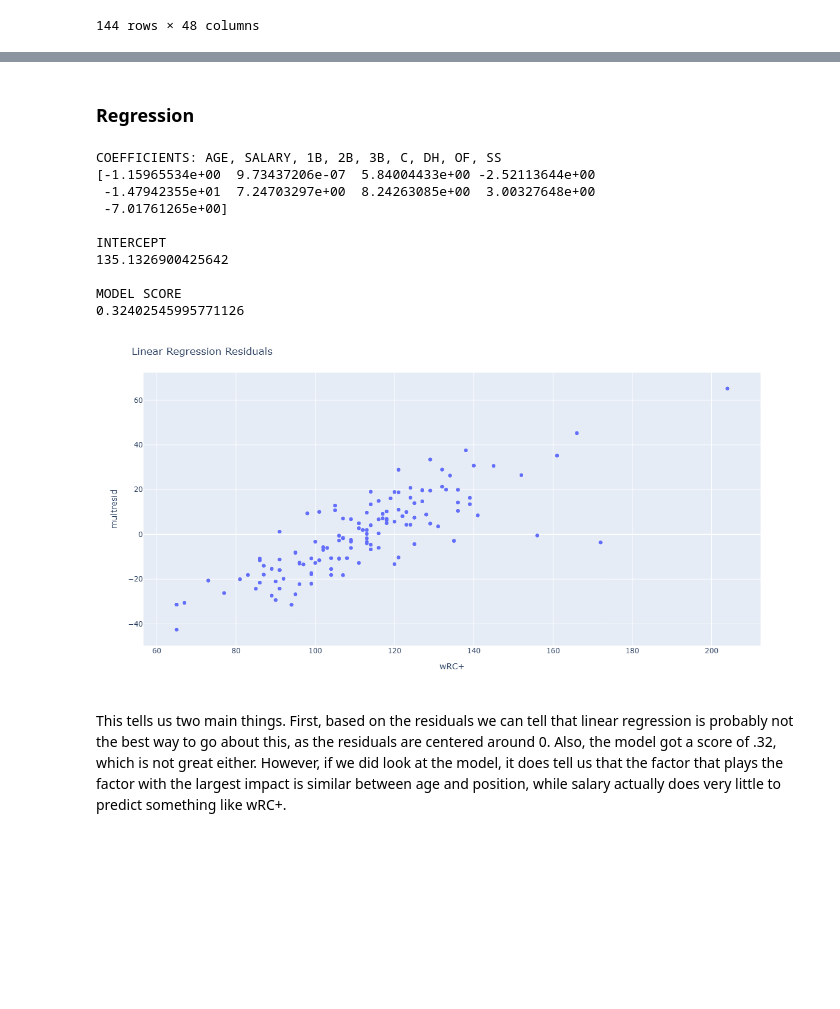
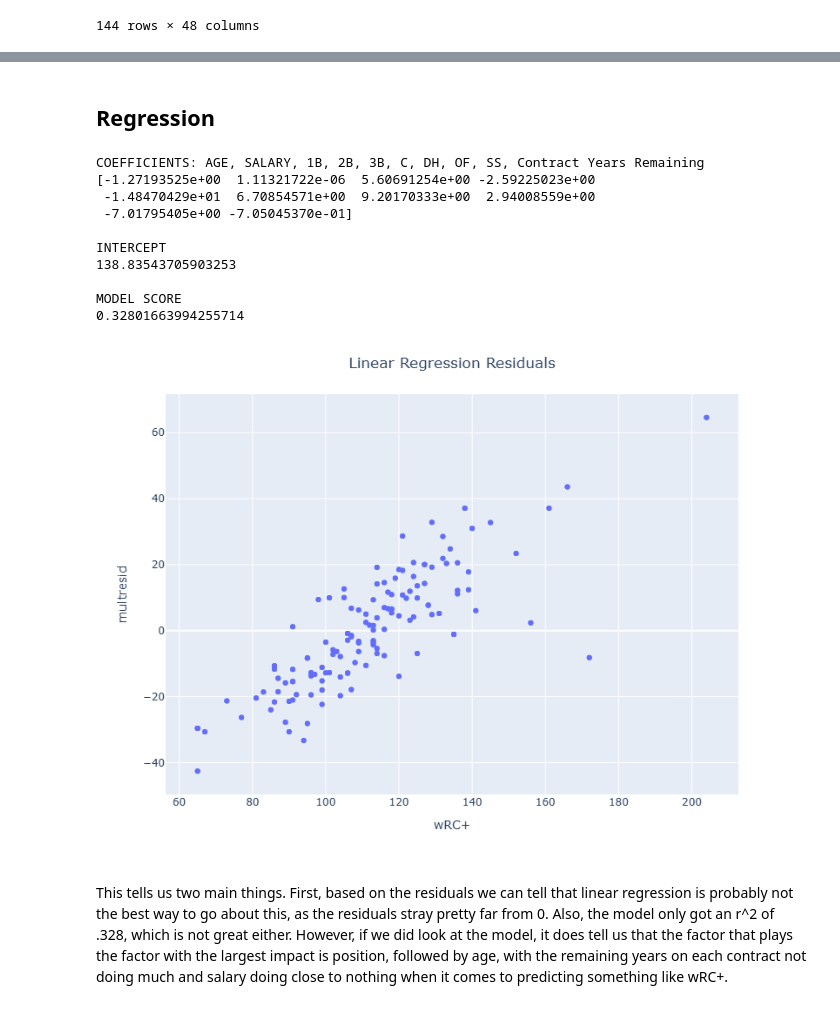
Before and after one commit to josephmadigan-alt/DATA101FINAL-MLB, a Jupyter notebook: MLB External Variable Analysis.ipynb, the cells around one changed output, grey strips where cells are left out. Cells and saved outputs as stored; diff of their text form; code cells hidden in the pictures; blank space fills up the shorter version.

Commit message:
Added Contract Length
additionally fixed some grammar stuff

all regression was also changed appropriately to include contract length

```diff
--- a/MLB External Variable Analysis.ipynb
+++ b/MLB External Variable Analysis.ipynb
@@ -62,0 +55,3 @@ also probably talk about how we decided what stats were good determiners here
+# %%
+contractyearsDF = pd.read_csv('ContractYearsRemaining.csv').drop(0)
+show(contractyearsDF)
@@ -784,0 +756,11 @@ fig.show()
+# %%
+# merging the data sets for easier graphing
+contractDF = contractyearsDF.merge(plus_df, how='left', left_on='Player', right_on='Name')[['Player', 'Contract Years Remaining', 'OBP+', 'SLG+', 'wRC+']].sort_values(by='Contract Years Remaining', ascending=True)
+# adding predicted linear regression for each
+contractOBPLR = LinearRegression().fit(contractDF['Contract Years Remaining'].values.reshape(-1, 1), contractDF['OBP+'].values)
+contractSLGLR = LinearRegression().fit(contractDF['Contract Years Remaining'].values.reshape(-1, 1), contractDF['SLG+'].values)
+contractWRCLR = LinearRegression().fit(contractDF['Contract Years Remaining'].values.reshape(-1, 1), contractDF['wRC+'].values)
+contractDF['Predicted OBP+'] = contractOBPLR.coef_ * contractDF['Contract Years Remaining'] + contractOBPLR.intercept_
+contractDF['Predicted SLG+'] = contractSLGLR.coef_ * contractDF['Contract Years Remaining'] + contractSLGLR.intercept_
+contractDF['Predicted wRC+'] = contractWRCLR.coef_ * contractDF['Contract Years Remaining'] + contractWRCLR.intercept_
+show(contractDF)
@@ -785,13 +788,14 @@ fig.show()
 # %% [markdown]
-### Regression ###
+## Regression
 # %%
-# Making a dataframe that has player, position,
-tdf = df_combined.copy()
+# Making a dataframe that has player, age, salary, position, and contract years remaining
+zdf = df_combined.copy()
+tdf = pd.merge(zdf, contractDF[['Player', 'Contract Years Remaining']], on='Player', how='left')
 tdf = tdf.rename(columns = {'Player':'Name'})
 df_all = pd.merge(tdf, contract_df, on = 'Name', how = 'left')
 
 # Making a paired down dataframe with just what we need
-columns = ['Pos', 'Age', 'wRC+', 'Salary']
+columns = ['Pos', 'Age', 'wRC+', 'Salary', 'Contract Years Remaining']
 lindf = df_all[columns]
 
 # Cleaning dataset of NaN
@@ -802,46 +806,47 @@ lindum = pd.get_dummies(lindf, columns = ['Pos'])
 
 # Defining the regression paramaters
 wrcreg = LinearRegression()
-x = lindum[['Age','Salary','Pos_1B','Pos_2B','Pos_3B','Pos_C','Pos_DH','Pos_OF','Pos_SS']].values.reshape(-1,9)
+x = lindum[['Age','Salary','Pos_1B','Pos_2B','Pos_3B','Pos_C','Pos_DH','Pos_OF','Pos_SS', 'Contract Years Remaining']].values.reshape(-1,10)
 y = lindum['wRC+'].values
 
 # Fitting model
 wrcreg.fit(x,y)
 
-print('COEFFICIENTS: AGE, SALARY, 1B, 2B, 3B, C, DH, OF, SS')
+print('COEFFICIENTS: AGE, SALARY, 1B, 2B, 3B, C, DH, OF, SS, Contract Years Remaining')
 print(wrcreg.coef_)
 print()
 print('INTERCEPT')
 print(wrcreg.intercept_)
 print()
 print('MODEL SCORE')
 print(wrcreg.score(x,y))
 lindum['multpredict'] = wrcreg.predict(x)
 lindum['multresid'] = lindum['wRC+'] - lindum['multpredict']
 
 fig = px.scatter(lindum,
                  x = 'wRC+',
                  y = 'multresid')
 
 fig.update_layout(width = 800,
                   height = 600,
-                  title = 'Linear Regression Residuals')
+                  title = 'Linear Regression Residuals',
+                  title_x = 0.5)
 
 fig.show()
 # %% [output]
-COEFFICIENTS: AGE, SALARY, 1B, 2B, 3B, C, DH, OF, SS
-[-1.15965534e+00  9.73437206e-07  5.84004433e+00 -2.52113644e+00
- -1.47942355e+01  7.24703297e+00  8.24263085e+00  3.00327648e+00
- -7.01761265e+00]
+COEFFICIENTS: AGE, SALARY, 1B, 2B, 3B, C, DH, OF, SS, Contract Years Remaining
+[-1.27193525e+00  1.11321722e-06  5.60691254e+00 -2.59225023e+00
+ -1.48470429e+01  6.70854571e+00  9.20170333e+00  2.94008559e+00
+ -7.01795405e+00 -7.05045370e-01]
 
 INTERCEPT
-135.1326900425642
+138.83543705903253
 
 MODEL SCORE
-0.32402545995771126
+0.32801663994255714
-[figure, old version]
+[figure, new version]
 # %% [markdown]
-This tells us two main things. First, based on the residuals we can tell that linear regression is probably not the best way to go about this, as the residuals are centered around 0. Also, the model got a score of .32, which is not great either. However, if we did look at the model, it does tell us that the factor that plays the factor with the largest impact is similar between age and position, while salary actually does very little to predict something like wRC+.
+This tells us two main things. First, based on the residuals we can tell that linear regression is probably not the best way to go about this, as the residuals stray pretty far from 0. Also, the model only got an r^2 of .328, which is not great either. However, if we did look at the model, it does tell us that the factor that plays the factor with the largest impact is position, followed by age, with the remaining years on each contract not doing much and salary doing close to nothing when it comes to predicting something like wRC+.
 # %% [markdown]
 # Conclusion #
 
```
Also changed, not shown: parts of 28 cells of this notebook, 1 other file.
